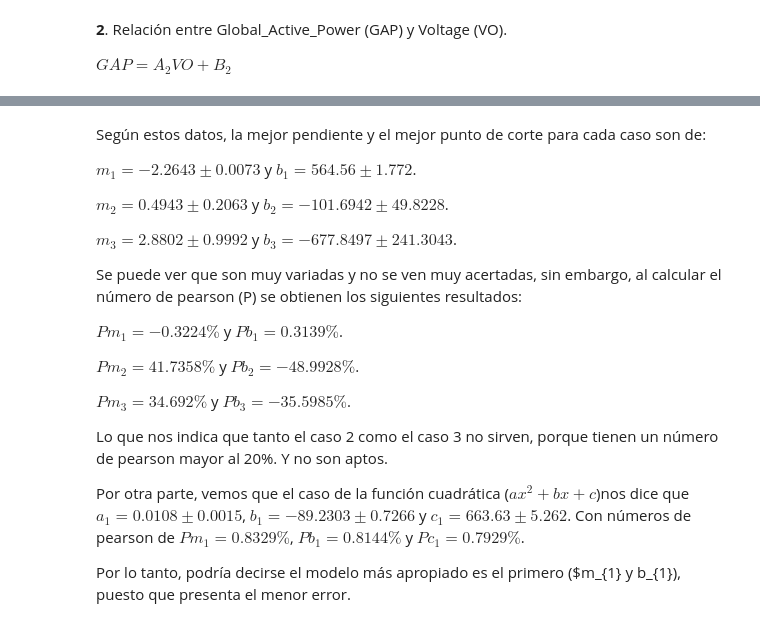
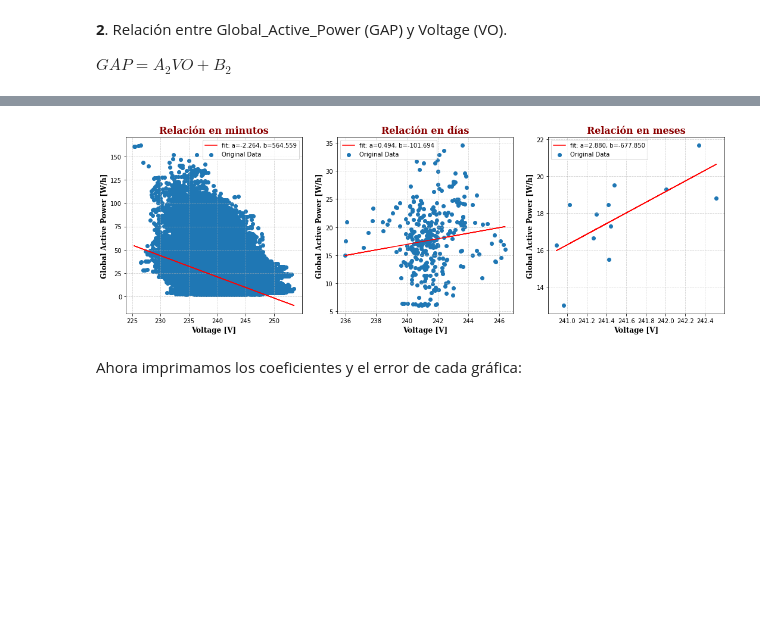
Before and after one commit to BrayanAmor8/Tarea-Final-Herramientas-Computacionales, a Jupyter notebook: Código/Tarea Final.ipynb, the cells around one changed output, grey strips where cells are left out. Cells and saved outputs as stored; diff of their text form; code cells hidden in the pictures; blank space fills up the shorter version.

```diff
--- a/Código/Tarea Final.ipynb
+++ b/Código/Tarea Final.ipynb
@@ -218,0 +211,3 @@ $GAP = m{1}GI+B_{1} $, donde $m_{1} = 3.967 \pm 0.0003101$ y $ b_{1} = -0.083 \p
+# %%
+print("Trabajando con los datos por minuto:")
+get_fit(lineal,data["Global_intensity"],data["Global_active_power"],4)
@@ -218,0 +220,3 @@ $GAP = m{1}GI+B_{1} $, donde $m_{1} = 3.967 \pm 0.0003101$ y $ b_{1} = -0.083 \p
+# %%
+print("Trabajando con los datos por día:")
+get_fit(lineal,data_d["Global_intensity"],data_d["Global_active_power"],4)
@@ -218,0 +229,3 @@ $GAP = m{1}GI+B_{1} $, donde $m_{1} = 3.967 \pm 0.0003101$ y $ b_{1} = -0.083 \p
+# %%
+print("Trabajando con los datos por mes:")
+get_fit(lineal,data_m["Global_intensity"],data_m["Global_active_power"],4)
@@ -278,24 +242,47 @@ Número de pearson en b es de -35.5985
-# %% [markdown]
-Según estos datos, la mejor pendiente y el mejor punto de corte para cada caso son de:
-
-$m_{1} = -2.2643  \pm 0.0073$ y $ b_{1} = 564.56 \pm 1.772$.
-
-$m_{2} = 0.4943   \pm 0.2063  $ y $b_{2} = -101.6942 \pm 49.8228$.
-
-$m_{3} = 2.8802   \pm 0.9992  $ y $b_{3} = -677.8497 \pm 241.3043$.
-
-Se puede ver que son muy variadas y no se ven muy acertadas, sin embargo, al calcular el número de pearson (P) se obtienen los siguientes resultados:
-
-$Pm_{1} = -0.3224 \% $ y $ Pb_{1} = 0.3139\%$.
-
-$Pm_{2} = 41.7358\%$ y $Pb_{2} = -48.9928\%$.
-
-$Pm_{3} = 34.692  \%$ y $Pb_{3} = -35.5985\%$.
-
-
-Lo que nos indica que tanto el caso 2 como el caso 3 no sirven, porque tienen un número de pearson mayor al 20%. Y no son aptos.
-
-Por otra parte, vemos que el caso de la función cuadrática ($ax^{2} + bx + c$)nos dice que
-$a_{1} = 0.0108  \pm 0.0015$, $ b_{1} = -89.2303 \pm 0.7266$ y $ c_{1} = 663.63 \pm 5.262$. Con números de pearson de $Pm_{1} = 0.8329 \% $, $ Pb_{1} = 0.8144\%$ y  $ Pc_{1} = 0.7929\%$.
-
-Por lo tanto, podría decirse el modelo más apropiado es el primero ($m_{1} y b_{1}), puesto que presenta el menor error.
+# %%
+#Encontramos los coeficientes:
+#Por minutos
+popt2, pcov2 = curve_fit(lineal, data["Voltage"],data["Global_active_power"])
+#Por días
+popt2_d, pcov2_d = curve_fit(lineal, data_d["Voltage"],data_d["Global_active_power"])
+#Por meses
+popt2_m, pcov2_m = curve_fit(lineal, data_m["Voltage"],data_m["Global_active_power"])
+# %%
+#Graficamos las relaciones para cada resample:
+
+plt.figure(figsize=(18,12)) #Lo pongo así para mostrar las tres gráficas en un renglón ;)
+#Gráfica de minutos
+ax1 = plt.subplot(231)
+plt.plot(data["Voltage"], lineal(data["Voltage"],*popt2),"r-", label="fit: a=%5.3f, b=%5.3f" %tuple(popt2))
+plt.scatter(data["Voltage"],data["Global_active_power"], label = "Original Data")
+ax1.set_title("Relación en minutos", fontdict = font)
+ax1.set_xlabel("Voltage [V]", fontdict = font2)
+ax1.set_ylabel("Global Active Power [W/h]", fontdict = font2)
+plt.legend()
+plt.grid(linestyle="--", alpha =0.6)
+
+#Gráfica de días
+ax1 = plt.subplot(232)
+plt.plot(data_d["Voltage"], lineal(data_d["Voltage"],*popt2_d),"r-", label="fit: a=%5.3f, b=%5.3f" %tuple(popt2_d))
+plt.scatter(data_d["Voltage"],data_d["Global_active_power"], label = "Original Data")
+ax1.set_title("Relación en días", fontdict = font)
+ax1.set_xlabel("Voltage [V]", fontdict = font2)
+ax1.set_ylabel("Global Active Power [W/h]", fontdict = font2)
+plt.legend()
+plt.grid(linestyle="--", alpha =0.6)
+
+#En meses
+ax1 = plt.subplot(233)
+plt.plot(data_m["Voltage"], lineal(data_m["Voltage"],*popt2_m),"r-", label="fit: a=%5.3f, b=%5.3f" %tuple(popt2_m))
+plt.scatter(data_m["Voltage"],data_m["Global_active_power"], label = "Original Data")
+ax1.set_title("Relación en meses", fontdict = font)
+ax1.set_xlabel("Voltage [V]", fontdict = font2)
+ax1.set_ylabel("Global Active Power [W/h]", fontdict = font2)
+plt.legend()
+plt.grid(linestyle="--", alpha =0.6)
+
+plt.show()
+# %% [output]
+[figure, added]
+# %% [markdown]
+Ahora imprimamos los coeficientes y el error de cada gráfica:
```
Also changed, not shown: parts of 49 cells of this notebook.
